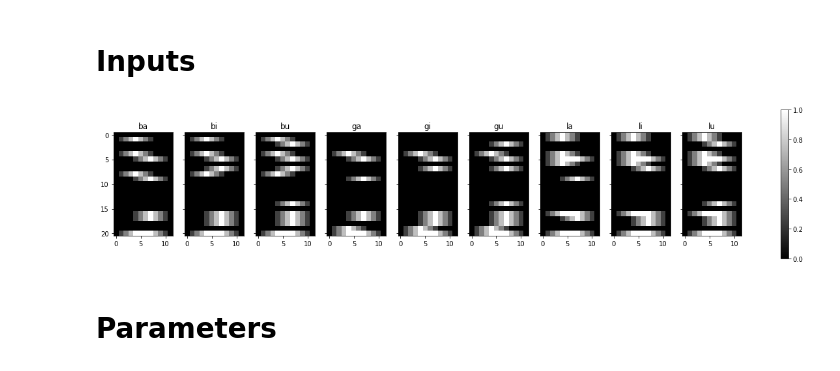
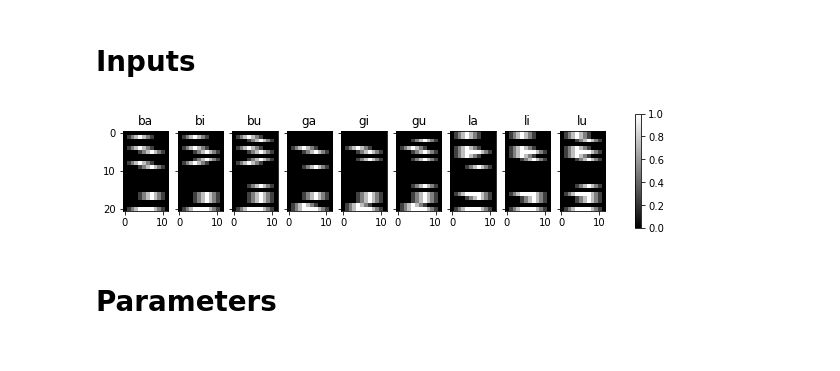
Before and after one commit to monicaycli/predictive_coding, a Jupyter notebook: toy_model_kalman_variant_4.ipynb, the cells around one changed output. Drawn from its saved outputs; the diff is of its cells as text; code cells hidden in the pictures.

```diff
--- a/toy_model_kalman_variant_4.ipynb
+++ b/toy_model_kalman_variant_4.ipynb
@@ -80,22 +82,23 @@ for i in I_filenames:
 
     I_dict.update({I_id: I})
 # %%
-ncols = len(I_dict)
-nrows = 1
+ncols_max = 10
+ncols = len(I_dict) if len(I_dict) <= ncols_max else ncols_max
+nrows = len(I_dict) // ncols_max + int(len(I_dict) % ncols_max > 0)
 
 subplot_y, subplot_x = I.shape
-scale = 0.2
+scale = 0.1
 subplot_y, subplot_x = tuple(i * scale for i in (subplot_y, subplot_x))
 
 fig, axes = plt.subplots(nrows, ncols, figsize=(subplot_x*ncols, subplot_y*nrows), sharex=True, sharey=True)
 
 for k, ax in zip(I_dict.keys(), axes.flatten()):
     im = ax.imshow(I_dict[k], cmap="gray")
     ax.set_title(k)
 
 fig.colorbar(im, ax=axes.ravel().tolist());
 # %% [output]
-[figure, old version]
+[figure, new version]
 # %% [markdown]
 # Parameters
 # %%
```
Also changed, not shown: parts of 18 cells of this notebook, 1 other file.
